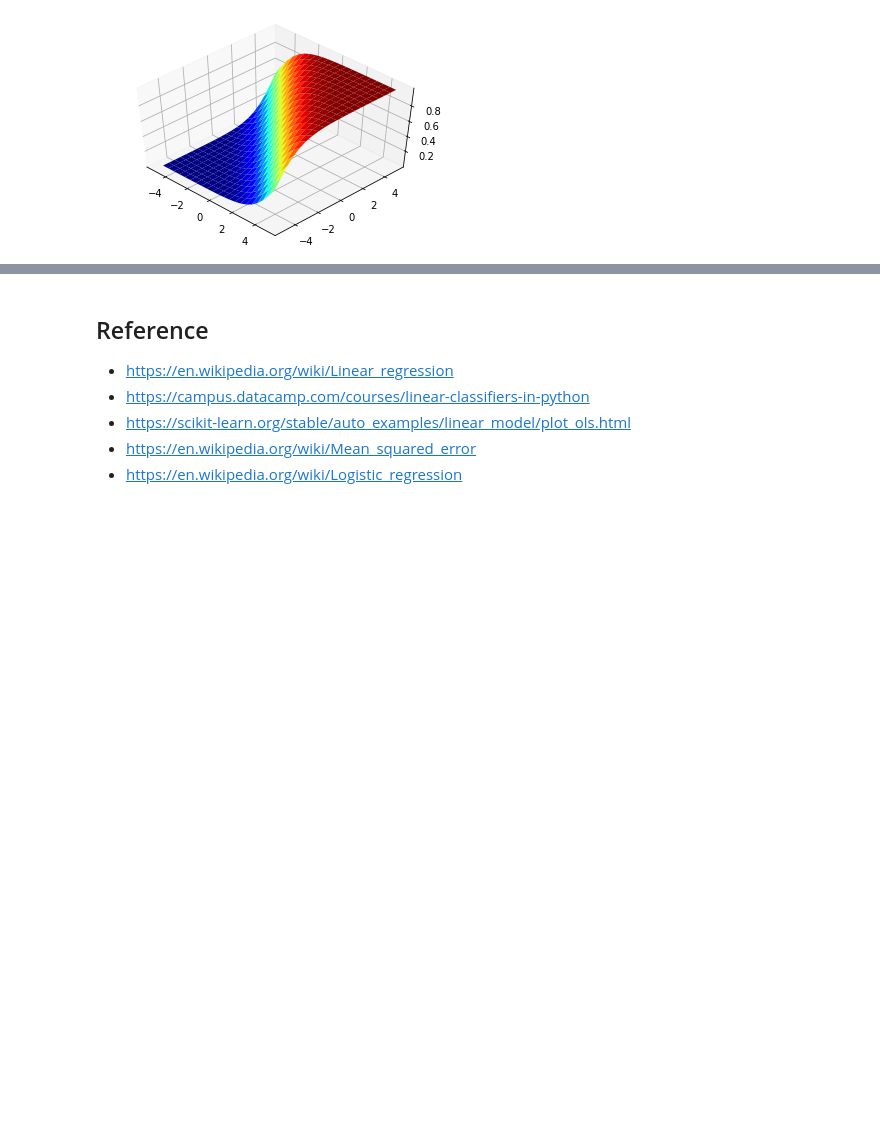
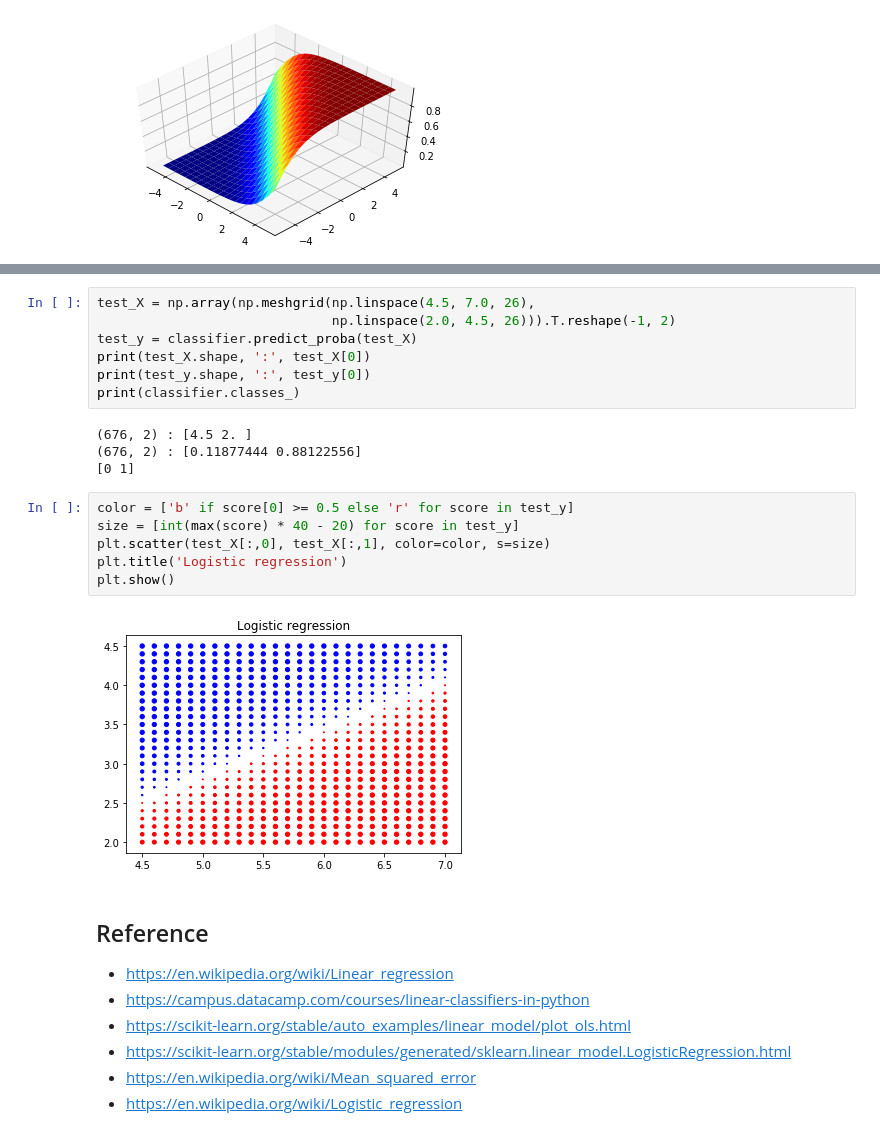
Before and after one commit to doosik71/lecture_python, a Jupyter notebook: 03_deep_learning/02_Linear_Classification.ipynb, the cells around one changed output, grey strips where cells are left out. Cells and saved outputs as stored; diff of their text form; blank space fills up the shorter version.

Commit message:
Add scikit learn.

```diff
--- a/03_deep_learning/02_Linear_Classification.ipynb
+++ b/03_deep_learning/02_Linear_Classification.ipynb
@@ -195,7 +189,27 @@ plt.show()
+# %%
+test_X = np.array(np.meshgrid(np.linspace(4.5, 7.0, 26),
+                              np.linspace(2.0, 4.5, 26))).T.reshape(-1, 2)
+test_y = classifier.predict_proba(test_X)
+print(test_X.shape, ':', test_X[0])
+print(test_y.shape, ':', test_y[0])
+print(classifier.classes_)
+# %% [output]
+(676, 2) : [4.5 2. ]
+(676, 2) : [0.11877444 0.88122556]
+[0 1]
+# %%
+color = ['b' if score[0] >= 0.5 else 'r' for score in test_y]
+size = [int(max(score) * 40 - 20) for score in test_y]
+plt.scatter(test_X[:,0], test_X[:,1], color=color, s=size)
+plt.title('Logistic regression')
+plt.show()
+# %% [output]
+[figure, added]
 # %% [markdown]
 ## Reference
 - https://en.wikipedia.org/wiki/Linear_regression
 - https://campus.datacamp.com/courses/linear-classifiers-in-python
 - https://scikit-learn.org/stable/auto_examples/linear_model/plot_ols.html
+- https://scikit-learn.org/stable/modules/generated/sklearn.linear_model.LogisticRegression.html
 - https://en.wikipedia.org/wiki/Mean_squared_error
 - https://en.wikipedia.org/wiki/Logistic_regression
```
Also changed, not shown: parts of 11 cells of this notebook, 8 other files.
